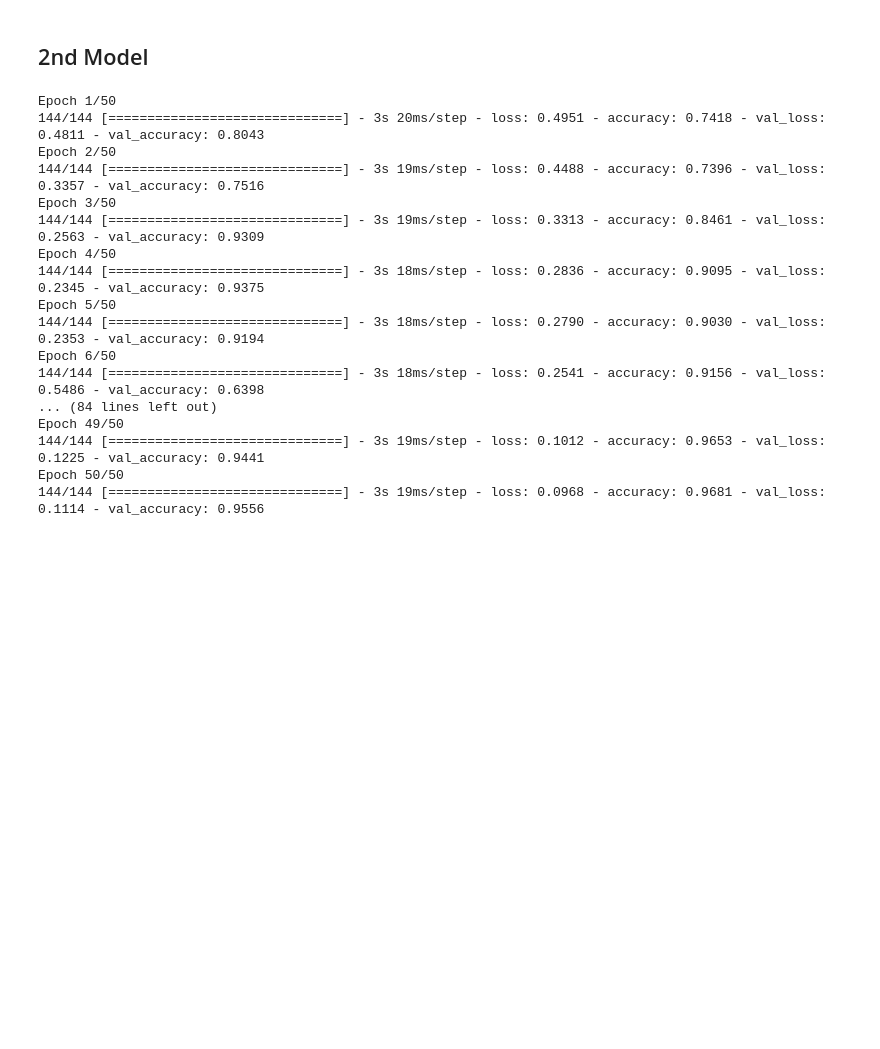
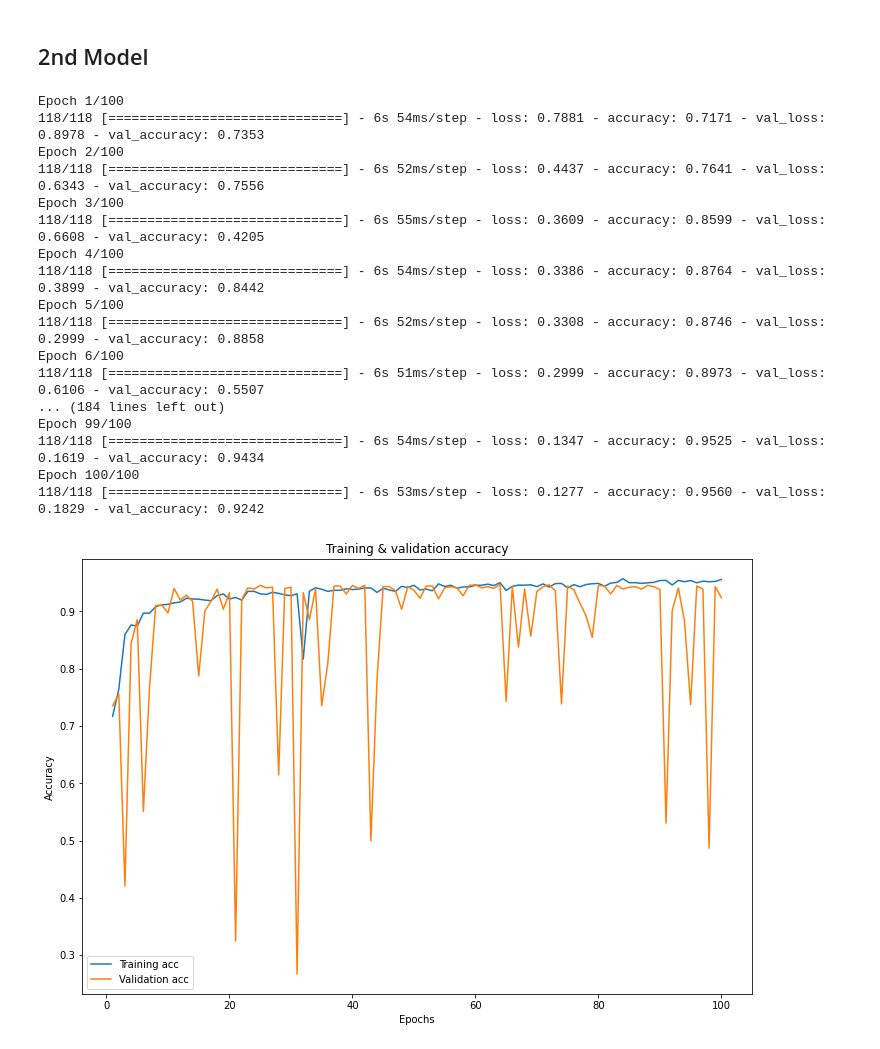
Before and after one commit to bentoler22/Flatiron_Phase_4_Project, a Jupyter notebook: Chest_Xray_Pneumonia_Classification.ipynb, the cells around one changed output. Cells and saved outputs as stored; diff of their text form; code cells hidden in the pictures; blank space fills up the shorter version.

```diff
--- a/Chest_Xray_Pneumonia_Classification.ipynb
+++ b/Chest_Xray_Pneumonia_Classification.ipynb
@@ -134,9 +164,6 @@ results_val = baseline_model.evaluate(X_val, y_val)
 ## 2nd Model
 # %%
 model_2 = models.Sequential()
-model_2.add(layers.Dense(10, activation='relu', input_shape=(196608,))) # 4 hidden layer
-model_2.add(layers.Dense(10, activation='relu'))
-model_2.add(layers.Dense(10, activation='relu'))
-model_2.add(layers.Dense(10, activation='relu'))
-model_2.add(layers.Dense(10, activation='relu'))
+model_2.add(layers.Dense(75, activation='relu', input_shape=(196608,))) # 4 hidden layer
+model_2.add(layers.Dense(32, activation='relu'))
 model_2.add(layers.Dense(1, activation='sigmoid'))
@@ -143,29 +174,45 @@ model_2.add(layers.Dense(1, activation='sigmoid'))
 # %%
-model_2.compile(optimizer='sgd',
-              loss='binary_crossentropy',
-              metrics=['accuracy'])
-
-history = model_2.fit(X_train,
+history_2 = model_2.fit(X_train,
                     y_train,
-                    epochs=50,
+                    epochs=100,
                     batch_size=32,
                     validation_data=(X_val, y_val))
 # %% [output]
-Epoch 1/50
-144/144 [==============================] - 3s 20ms/step - loss: 0.4951 - accuracy: 0.7418 - val_loss: 0.4811 - val_accuracy: 0.8043
-Epoch 2/50
-144/144 [==============================] - 3s 19ms/step - loss: 0.4488 - accuracy: 0.7396 - val_loss: 0.3357 - val_accuracy: 0.7516
-Epoch 3/50
-144/144 [==============================] - 3s 19ms/step - loss: 0.3313 - accuracy: 0.8461 - val_loss: 0.2563 - val_accuracy: 0.9309
-Epoch 4/50
-144/144 [==============================] - 3s 18ms/step - loss: 0.2836 - accuracy: 0.9095 - val_loss: 0.2345 - val_accuracy: 0.9375
-Epoch 5/50
-144/144 [==============================] - 3s 18ms/step - loss: 0.2790 - accuracy: 0.9030 - val_loss: 0.2353 - val_accuracy: 0.9194
-Epoch 6/50
-144/144 [==============================] - 3s 18ms/step - loss: 0.2541 - accuracy: 0.9156 - val_loss: 0.5486 - val_accuracy: 0.6398
-... (84 lines left out)
-Epoch 49/50
-144/144 [==============================] - 3s 19ms/step - loss: 0.1012 - accuracy: 0.9653 - val_loss: 0.1225 - val_accuracy: 0.9441
-Epoch 50/50
-144/144 [==============================] - 3s 19ms/step - loss: 0.0968 - accuracy: 0.9681 - val_loss: 0.1114 - val_accuracy: 0.9556
+Epoch 1/100
+118/118 [==============================] - 6s 54ms/step - loss: 0.7881 - accuracy: 0.7171 - val_loss: 0.8978 - val_accuracy: 0.7353
+Epoch 2/100
+118/118 [==============================] - 6s 52ms/step - loss: 0.4437 - accuracy: 0.7641 - val_loss: 0.6343 - val_accuracy: 0.7556
+Epoch 3/100
+118/118 [==============================] - 6s 55ms/step - loss: 0.3609 - accuracy: 0.8599 - val_loss: 0.6608 - val_accuracy: 0.4205
+Epoch 4/100
+118/118 [==============================] - 6s 54ms/step - loss: 0.3386 - accuracy: 0.8764 - val_loss: 0.3899 - val_accuracy: 0.8442
+Epoch 5/100
+118/118 [==============================] - 6s 52ms/step - loss: 0.3308 - accuracy: 0.8746 - val_loss: 0.2999 - val_accuracy: 0.8858
+Epoch 6/100
+118/118 [==============================] - 6s 51ms/step - loss: 0.2999 - accuracy: 0.8973 - val_loss: 0.6106 - val_accuracy: 0.5507
+... (184 lines left out)
+Epoch 99/100
+118/118 [==============================] - 6s 54ms/step - loss: 0.1347 - accuracy: 0.9525 - val_loss: 0.1619 - val_accuracy: 0.9434
+Epoch 100/100
+118/118 [==============================] - 6s 53ms/step - loss: 0.1277 - accuracy: 0.9560 - val_loss: 0.1829 - val_accuracy: 0.9242
+# %%
+# Access the history attribute and store the dictionary
+model_2_val_dict = history_2.history
+# Print the keys
+model_2_val_dict.keys()
+
+fig, ax = plt.subplots(figsize=(12, 8))
+
+acc_values = model_2_val_dict['accuracy']
+val_acc_values = model_2_val_dict['val_accuracy']
+
+epochs = range(1, len(acc_values) + 1)
+ax.plot(epochs, acc_values, label='Training acc')
+ax.plot(epochs, val_acc_values, label='Validation acc')
+ax.set_title('Training & validation accuracy')
+ax.set_xlabel('Epochs')
+ax.set_ylabel('Accuracy')
+ax.legend();
+# %% [output]
+[figure, added]
 # %%
```
Also changed, not shown: parts of 52 cells of this notebook, 1 other file.
